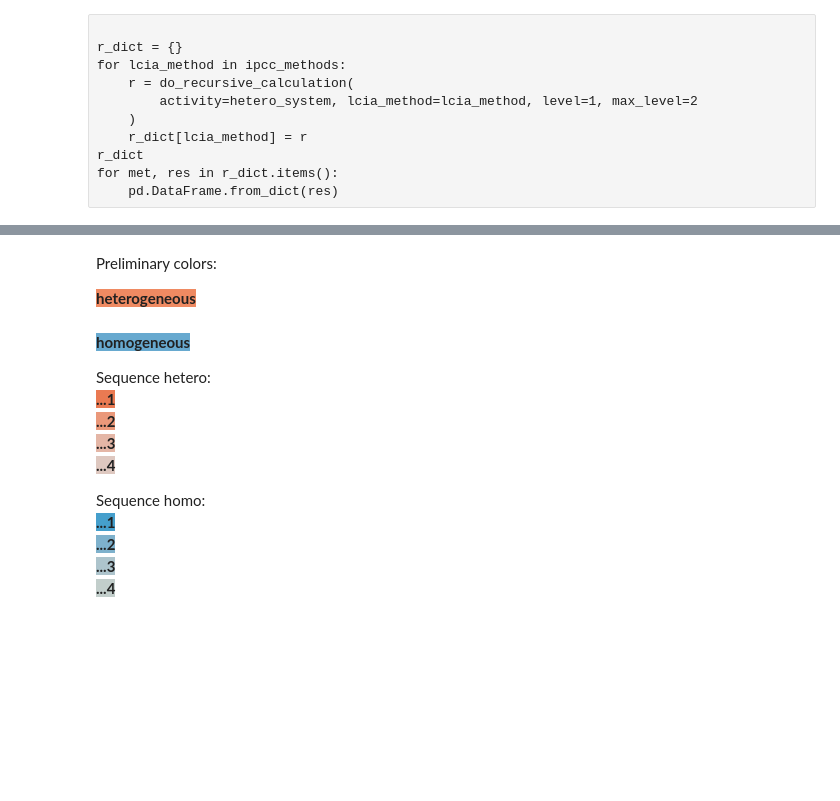
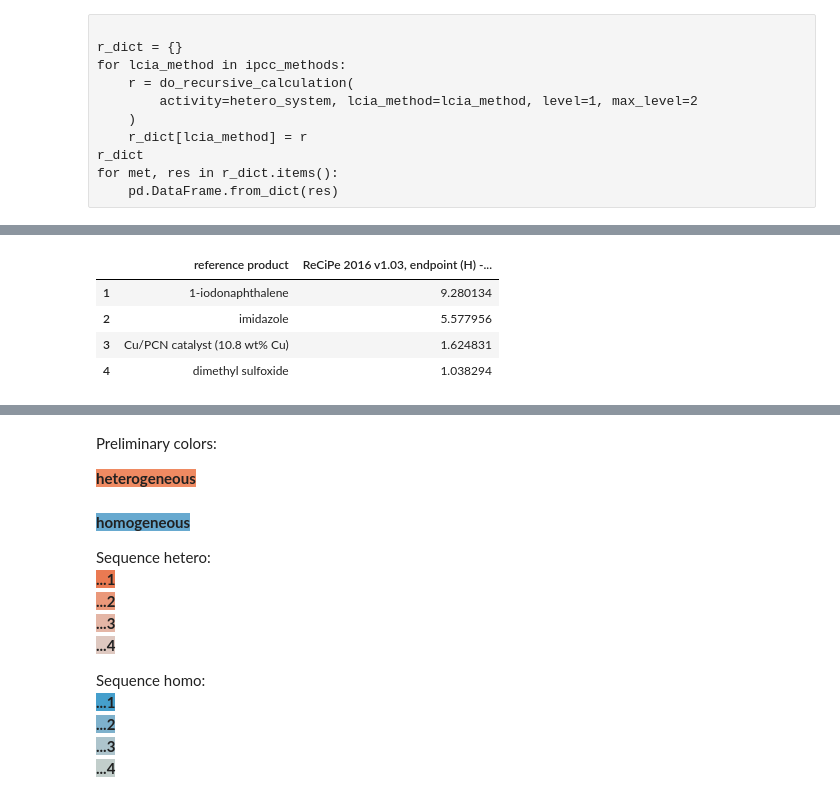
Before and after one commit to vtulus/LCA-of-heterogeneous-GAC, a Jupyter notebook: notebooks/LCAscores_total_doughnutchart.ipynb, the cells around one changed output, grey strips where cells are left out. Saved outputs shown, nothing was run; the diff lists cells and outputs as text; code cells hidden in the pictures; blank space fills up the shorter version.

```diff
--- a/notebooks/LCAscores_total_doughnutchart.ipynb
+++ b/notebooks/LCAscores_total_doughnutchart.ipynb
@@ -166,0 +245,25 @@ res_homoge_plot
+# %%
+res_homoge_hh = pd.DataFrame(
+    do_recursive_calculation(
+        activity=homoge_system, lcia_method=recipe_methods[1], level=1, max_level=2
+    )
+)
+res_homoge_hh_plot = res_homoge_hh.iloc[1:, [2, 5]]
+res_homoge_hh_plot.iloc[:,1] *= 1e6 # multiply by 1e6
+res_homoge_hh_plot
+
+res_hetero_hh = pd.DataFrame(
+    do_recursive_calculation(
+        activity=hetero_system, lcia_method=recipe_methods[1], level=1, max_level=2
+    )
+)
+# res_hetero
+res_hetero_hh_plot = res_hetero_hh.iloc[1:, [2, 5]]
+res_hetero_hh_plot.iloc[:,1] *= 1e6 # multiply by 1e6
+res_hetero_hh_plot
+# %% [output]
+|  | reference product | ReCiPe 2016 v1.03, endpoint (H) -... |
+| 1 | 1-iodonaphthalene | 9.280134 |
+| 2 | imidazole | 5.577956 |
+| 3 | Cu/PCN catalyst (10.8 wt% Cu) | 1.624831 |
+| 4 | dimethyl sulfoxide | 1.038294 |
```
Also changed, not shown: parts of 15 cells of this notebook.
